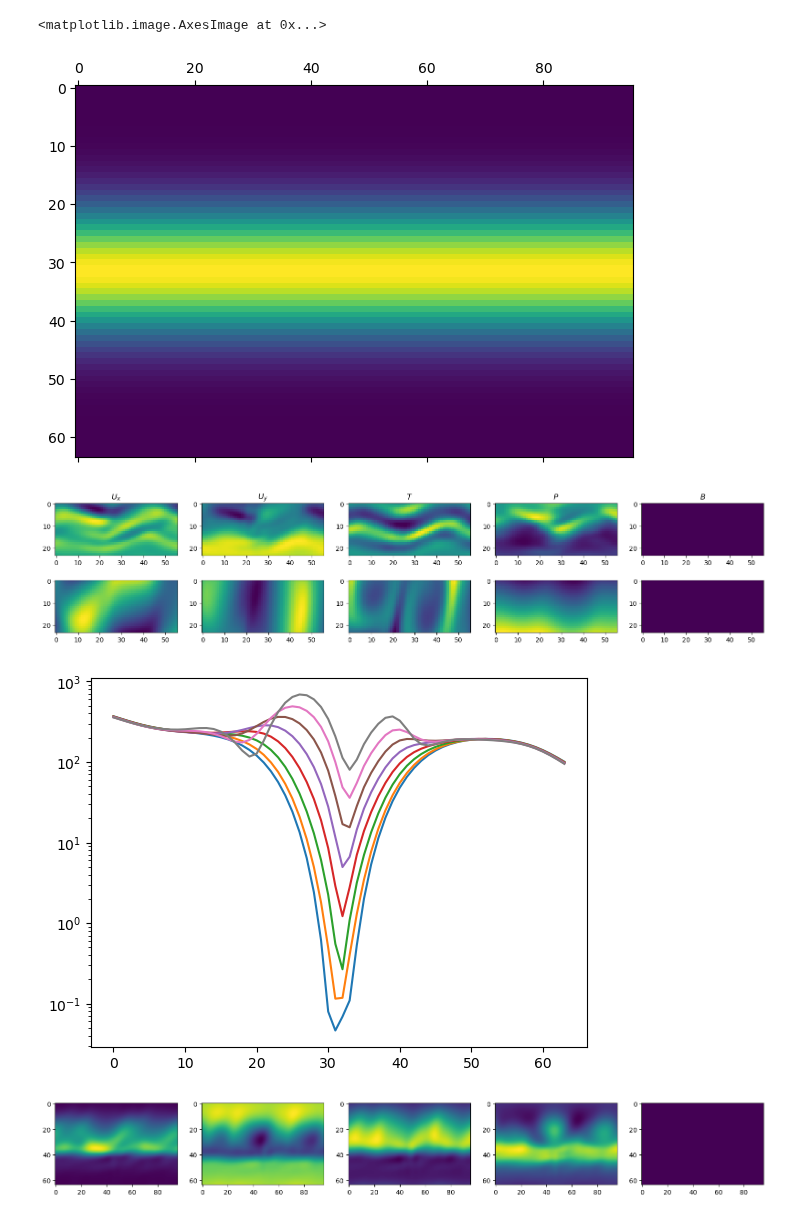
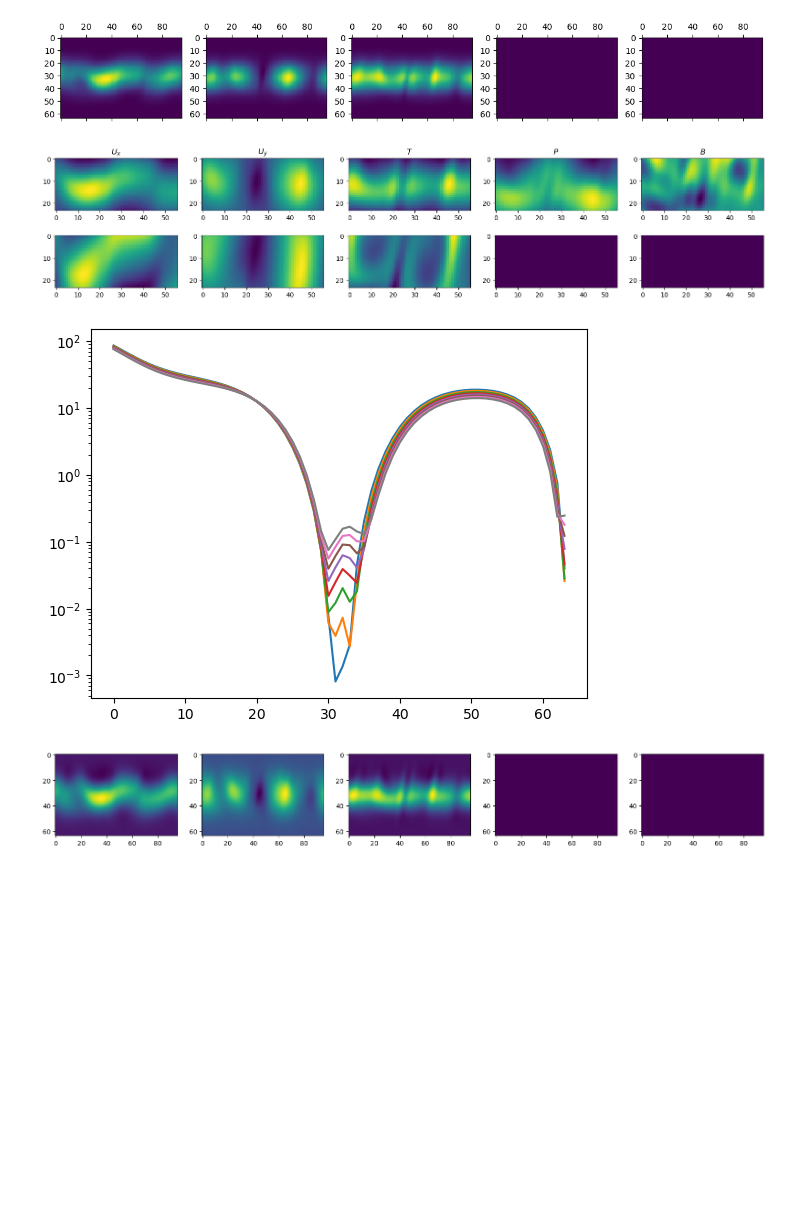
Before and after one commit to graps1/ELM-PDEs, a Jupyter notebook: rbc2d/plot_data.ipynb, the cells around one changed output. Drawn from its saved outputs; the diff is of its cells as text; code cells hidden in the pictures; blank space fills up the shorter version.

```diff
--- a/rbc2d/plot_data.ipynb
+++ b/rbc2d/plot_data.ipynb
@@ -12,6 +12,7 @@ data = torch.tensor(data)
 data = data[::1,...]
 P, T, U = data[:,:2,:,:], data[:,2:3,:,:], data[:,3:,:,:]
 P = P.sum(dim=1,keepdim=True)
+P = P*0
 
 # P = P.permute(3,2,0,1)
 # T = T.permute(3,2,0,1)
@@ -133,11 +134,11 @@ class ELM2D(torch.nn.Module):
         P_bc_top = X_padded[:,None,3,None,-1,:].expand(-1,-1,self.extent[1],-1)
         P_bc_btm = X_padded[:,None,3,None, 0,:].expand(-1,-1,self.extent[1],-1)
 
-        b_bc_top = torch.ones_like(P_bc_top)
-        b_bc_btm = torch.ones_like(P_bc_btm)
+        # b_bc_top = torch.ones_like(P_bc_top)
+        # b_bc_btm = torch.ones_like(P_bc_btm)
 
-        # b_bc_top = torch.zeros_like(P_bc_top)
-        # b_bc_btm = torch.zeros_like(P_bc_btm)
+        b_bc_top = torch.zeros_like(P_bc_top)
+        b_bc_btm = torch.zeros_like(P_bc_btm)
 
         bc_top = torch.cat((U_bc, T_bc_top, P_bc_top, b_bc_top), dim=1)
         bc_btm = torch.cat((U_bc, T_bc_btm, P_bc_btm, b_bc_btm), dim=1)
@@ -240,6 +241,6 @@ KeyboardInterrupt:
 # %%
 # wrapper.train(wrapper.model.pad(X), wrapper.model.pad(Y), batch=1000, noise=1e-4)
-wrapper.train(X, Y, batch=3000, noise=1e-2)
+wrapper.train(X, Y, batch=3000, noise=1e-3)
 
 plt.hist(wrapper.model.lout.weight.data.flatten().cpu().numpy())
 plt.show()
@@ -277,12 +278,16 @@ plt.show()
 # %%
 X_periodic = torch.exp(-torch.linspace(-3,3,64)**2)
 X_periodic = X_periodic.view(1,64,1).expand(5,64,96)
-plt.matshow(X_periodic[0].cpu())
+
+X_ = (X[0] - wrapper.X_min)*X_periodic + wrapper.X_min
+X_ = X_[0]
+fig, ax = plt.subplots(1,5,figsize=(15,3))
+for k in range(5):
+    ax[k].matshow(X_[k].cpu())
 # %% [output]
-<matplotlib.image.AxesImage at 0x...>
-[figure, old version]
+[figure, new version]
 # %%
-X_tmps = [ X_periodic * X[0] ]
+X_tmps = [ X_ ]
 errors = []
 for k in range(8):
     X_tmps += [ wrapper(X_tmps[-1]) ]
@@ -302,15 +307,16 @@ for err in errors:
 plt.yscale("log")
 plt.show()
 # %% [output]
-[figure, old version]
+[figure, new version]
-[figure, old version]
+[figure, new version]
 # %%
-X_tmps = [ X_periodic * X[0] ]
+X_tmps = [ X_ ]
 for k in range(10):
     X_tmps += [ wrapper(X_tmps[-1]) ]
+    X_tmps[-1][3:] *= 0
 
 fig, ax = plt.subplots(1,5,figsize=(20,4))
 for i in range(5):
     ax[i].imshow(X_tmps[-1][i].cpu())
 # %% [output]
-[figure, old version]
+[figure, new version]
```
Also changed, not shown: parts of 4 cells of this notebook.
